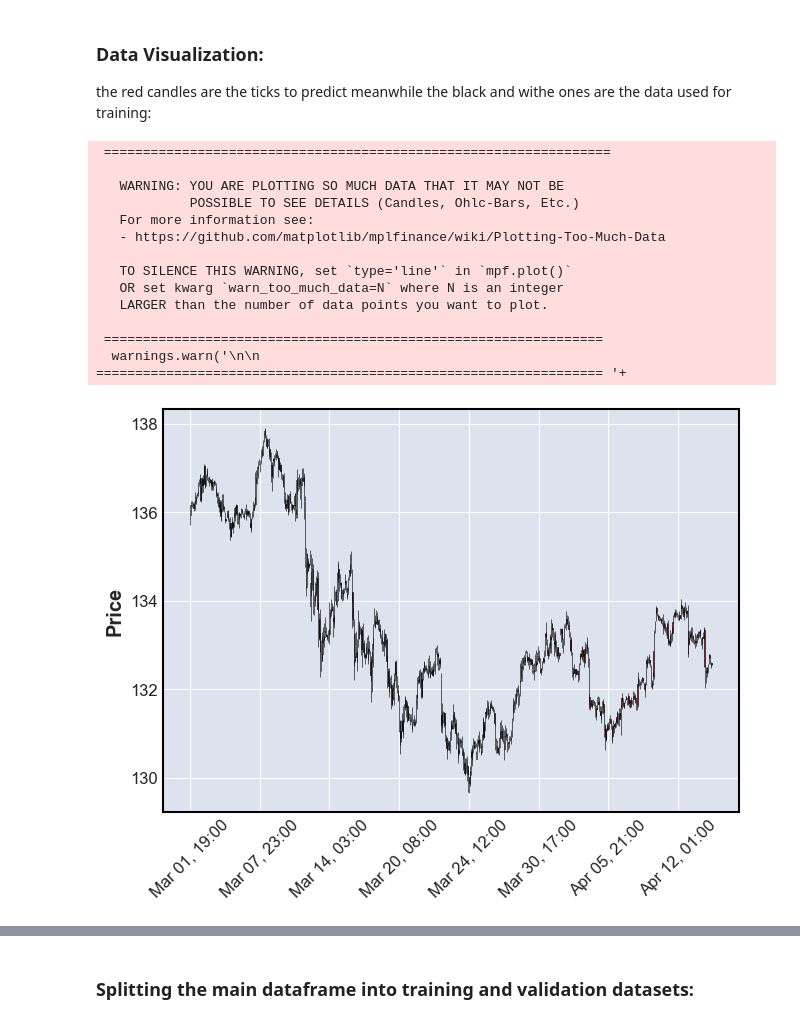
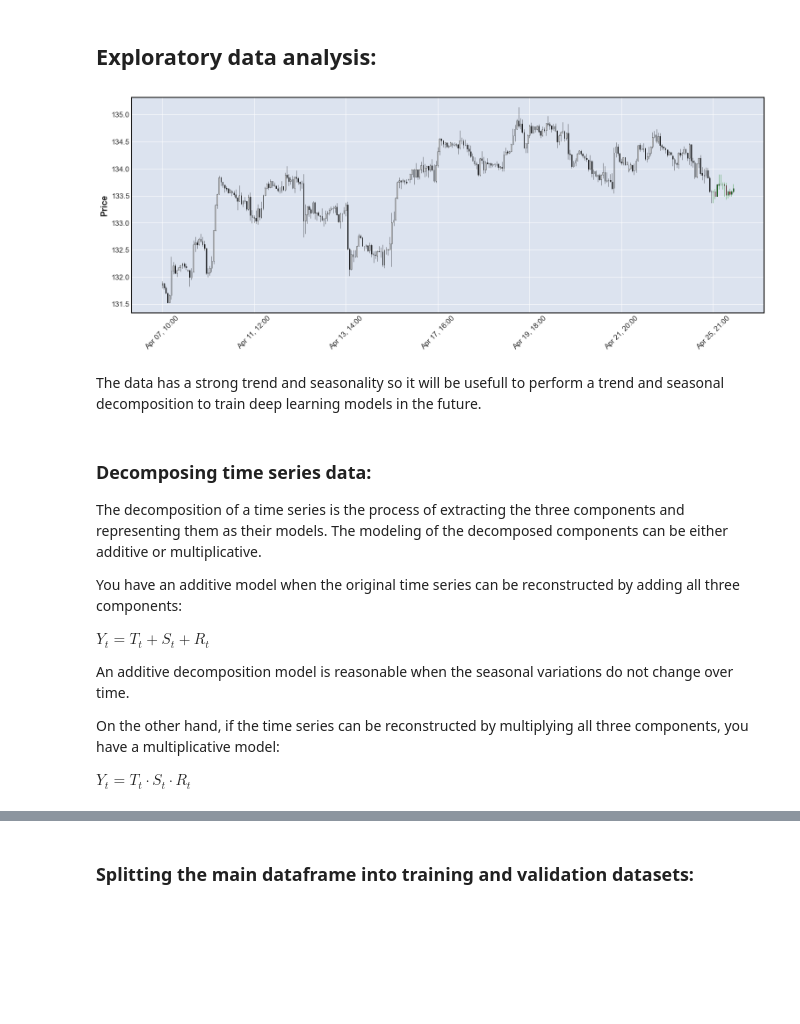
Before and after one commit to JLuissp/Jupyter_notebooks, a Jupyter notebook: Pytorch/Time_Series_Forecasting_From_Statistica_to_Deeep_Learning_Approach.ipynb, the cells around one changed output, grey strips where cells are left out. Cells and saved outputs as stored; diff of their text form; code cells hidden in the pictures; blank space fills up the shorter version.

```diff
--- a/Pytorch/Time_Series_Forecasting_From_Statistica_to_Deeep_Learning_Approach.ipynb
+++ b/Pytorch/Time_Series_Forecasting_From_Statistica_to_Deeep_Learning_Approach.ipynb
@@ -12,6 +12,15 @@ import mplfinance as mpl
 import matplotlib.pyplot as plt
 import ta
 from tqdm import tqdm
+
+import statsmodels as sm
+from statsmodels.datasets import elec_equip, co2
+from statsmodels.tsa.seasonal import seasonal_decompose, STL
+from statsmodels.tsa.filters.hp_filter import hpfilter
+from statsmodels.tsa.filters.cf_filter import cffilter
+
+plt.rcParams["figure.figsize"] = [12, 7]
+plt.style.use('ggplot')
 # %% [markdown]
 ## Data extraction
 
@@ -19,11 +28,10 @@ we would try to predict the OHLC prices of the USDJPY instrument for the next 8
 # %%
-future = 9
-past = 5000
-unseen_ticks = 250
+future = 12 #unseen ticks to test models performance
+past = 24*20*12
 INSTRUMENT = 'USDJPY'
 TIME_FRAME = 'H1'
-data = mtl.get_nbars(INSTRUMENT, TIME_FRAME, unseen_ticks, past).drop(['spread','real_volume'], axis=1).set_index('time')
-unseen_data = mtl.get_nbars(INSTRUMENT, TIME_FRAME, 0, unseen_ticks).drop(['spread','real_volume'], axis=1).set_index('time')
+data = mtl.get_nbars(INSTRUMENT, TIME_FRAME, future, past).drop(['spread','real_volume'], axis=1).set_index('time')
+unseen_data = mtl.get_nbars(INSTRUMENT, TIME_FRAME, 1, future).drop(['spread','real_volume'], axis=1).set_index('time')
 
 print('training data shape: ', data.shape)
 print('unseen data shape: ', unseen_data.shape)
@@ -60,42 +61,45 @@ unseen_data
-# %% [markdown]
-### Data Visualization:
-
-the red candles are the ticks to predict meanwhile the black and withe ones are the data used for training:
+# %% [markdown]
+## Exploratory data analysis:
 # %%
 
-# plt.plot(data.time, data.close, label='training data')
-# plt.plot(unseen_data.time, unseen_data.close, label='unseen data')
-# plt.legend()
-
 #creating a nan array to match both dataframes shape:
-plot_ticks = 500
+plot_ticks = 300
 nan_array = np.zeros((plot_ticks, 5))
 nan_array[:] = np.nan
-pd.concat((pd.DataFrame(nan_array, columns=data.columns, index=data.index[-plot_ticks:]), unseen_data))
+pd.concat((pd.DataFrame(nan_array, columns=unseen_data.columns, index=data.index[-plot_ticks:]), unseen_data))
 
-mc = mpl.make_marketcolors(up='red',down='red', edge='black')
+#plot styling
+mc = mpl.make_marketcolors(up='green',down='red', edge='black', wick='green')
 s  = mpl.make_mpf_style(marketcolors=mc)
 
-fig, axlist = mpl.plot(data[['open','close','high','low']][-plot_ticks:], #plotting the last 100 values since 5000 ticks are too much data.data[['open','close','high','low']][-100:]
+fig, axlist = mpl.plot(data[['open','close','high','low']][-plot_ticks:], #plotting the last 100 values since 5000 ticks are too much data.  #data[['open','close','high','low']][-100:]
                        type='candle',
-                       returnfig = True)
-mpl.plot(pd.concat((pd.DataFrame(nan_array, columns=data.columns, index=data.index[-plot_ticks:]), unseen_data))[['open','close','high','low']],
+                       returnfig = True,**{'figsize':(20,7)})
+mpl.plot(pd.concat((pd.DataFrame(nan_array, columns=unseen_data.columns, index=data.index[-plot_ticks:]), unseen_data))[['open','close','high','low']],
           type='candle',
           ax=axlist[0],
           style = s)
 # %% [output]
- =================================================================
-
-   WARNING: YOU ARE PLOTTING SO MUCH DATA THAT IT MAY NOT BE
-            POSSIBLE TO SEE DETAILS (Candles, Ohlc-Bars, Etc.)
-   For more information see:
-   - https://github.com/matplotlib/mplfinance/wiki/Plotting-Too-Much-Data
-
-   TO SILENCE THIS WARNING, set `type='line'` in `mpf.plot()`
-   OR set kwarg `warn_too_much_data=N` where N is an integer
-   LARGER than the number of data points you want to plot.
-
- ================================================================
-  warnings.warn('\n\n ================================================================= '+
-[figure, old version]
+[figure, new version]
+# %% [markdown]
+The data has a strong trend and seasonality so it will be usefull to perform a trend and seasonal decomposition to train deep learning models in the future.
+# %% [markdown]
+### Decomposing time series data:
+
+The decomposition of a time series is the process of extracting the three components and
+representing them as their models. The modeling of the decomposed components can be
+either additive or multiplicative.
+
+You have an additive model when the original time series can be reconstructed by adding
+all three components:
+
+$ Y_t = T_t + S_t + R_t $
+
+An additive decomposition model is reasonable when the seasonal variations do
+not change over time.
+
+On the other hand, if the time series can be reconstructed by
+multiplying all three components, you have a multiplicative model:
+
+$ Y_t = T_t \cdot S_t \cdot R_t $
 # %% [markdown]
```
Also changed, not shown: parts of 58 cells of this notebook.
